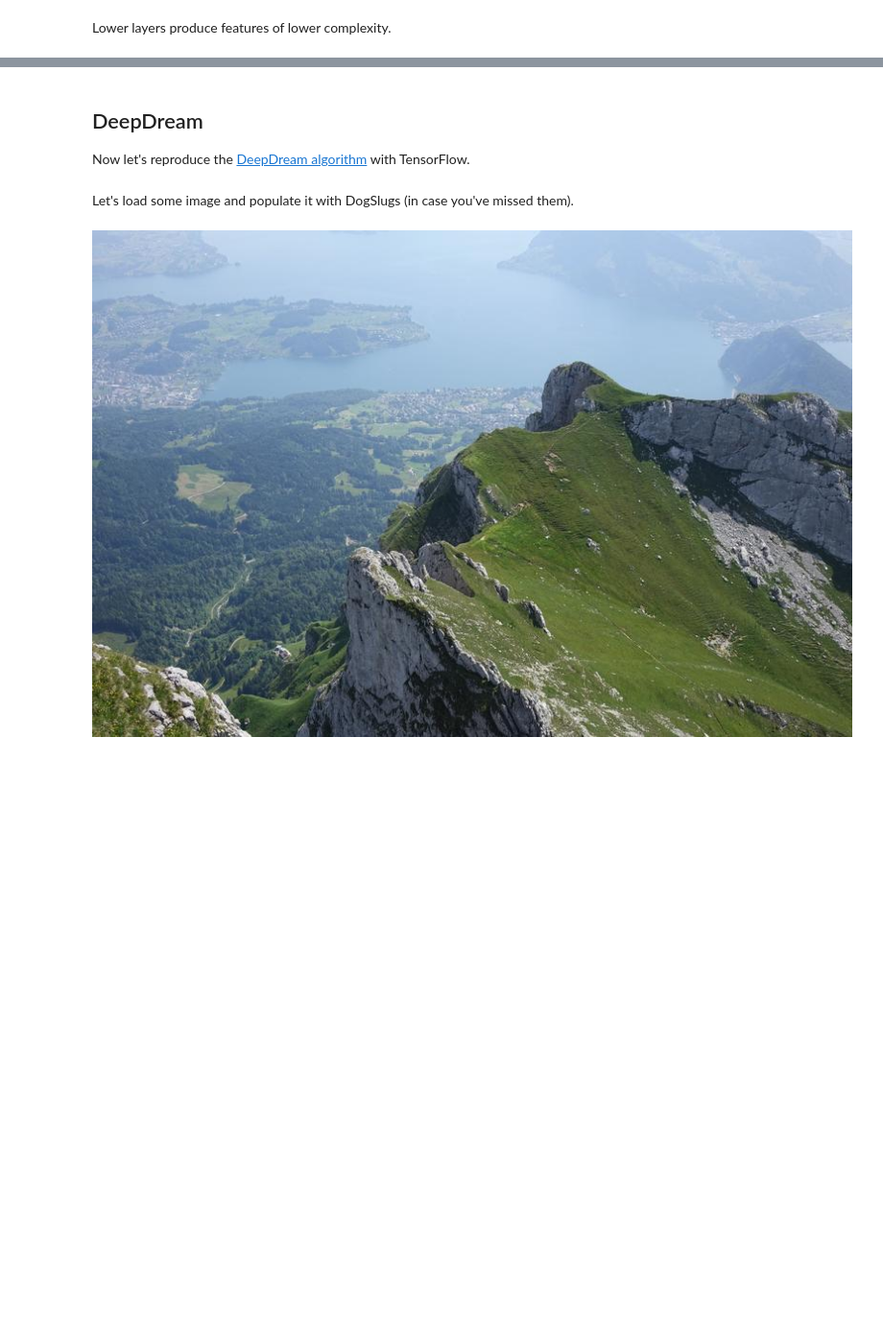
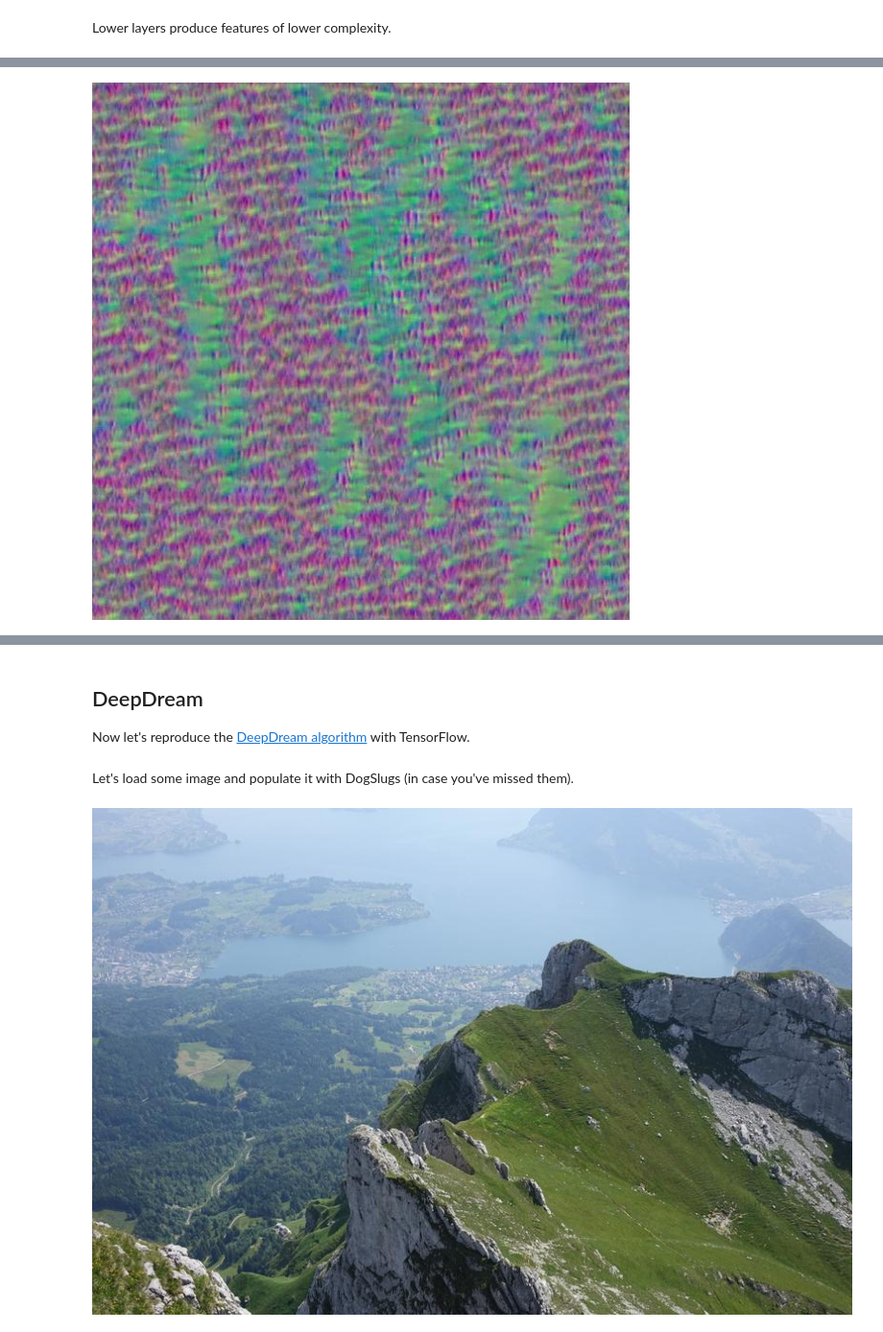
Before and after one commit to mdesnoyer/aquila, a Jupyter notebook: deepdream.ipynb, the cells around one changed output, grey strips where cells are left out. Shown at 96% size. Saved outputs shown, nothing was run; the diff lists cells and outputs as text; code cells hidden in the pictures; blank space fills up the shorter version.

```diff
--- a/deepdream.ipynb
+++ b/deepdream.ipynb
@@ -418,0 +409,4 @@ render_lapnorm(T(layer)[:,:,:,65]+T(layer)[:,:,:,139], octave_n=4)
+# %%
+render_lapnorm(T('mixed_35x35x288b/branch1x1/Conv/Conv2D')[:,:,:,1])
+# %% [output]
+[figure, added]
```
Also changed, not shown: parts of 31 cells of this notebook, 3 other files.
